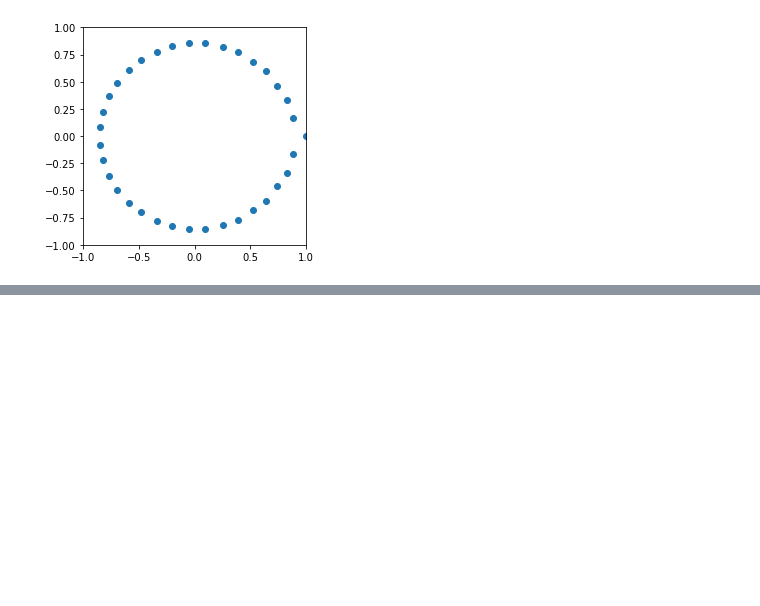
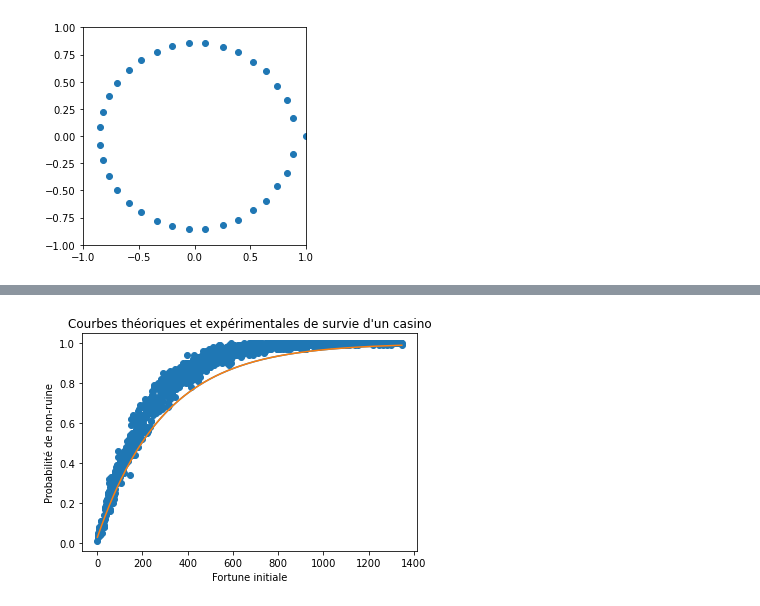
Before and after one commit to jeanHeibig/casinoRoulette, a Jupyter notebook: survie.ipynb, the cells around one changed output, grey strips where cells are left out. Drawn from its saved outputs; the diff is of its cells as text; code cells hidden in the pictures; blank space fills up the shorter version.

```diff
--- a/survie.ipynb
+++ b/survie.ipynb
@@ -43,0 +78,21 @@ plt.show()
+# %%
+def phi_inf(u0):
+    du = np.random.choice(-np.arange(-1, n), size=(M, N), replace=True, p=np.append((p_g, 0), fp))
+    u = u0 + np.hstack((np.zeros((M, 1)), np.cumsum(du, axis=1)))
+    u_alive = ~np.cumsum(u<=0, axis=1).astype(bool)
+    u_cutted = u*(u_alive)
+    phi = np.mean(u_alive, axis=0)
+    return phi[-1]
+
+v_phi_inf = np.vectorize(phi_inf)
+phi_k = v_phi_inf(k)
+# %%
+plt.title("Courbes théoriques et expérimentales de survie d'un casino")
+plt.xlabel("Fortune initiale")
+plt.ylabel("Probabilité de non-ruine")
+plt.plot(k, q_k)
+plt.plot(k, 1 + mu_real * np.real(r[-1]) ** k)
+plt.scatter(k, phi_k)
+plt.show()
+# %% [output]
+[figure, added]
```
Also changed, not shown: parts of 5 cells of this notebook.
